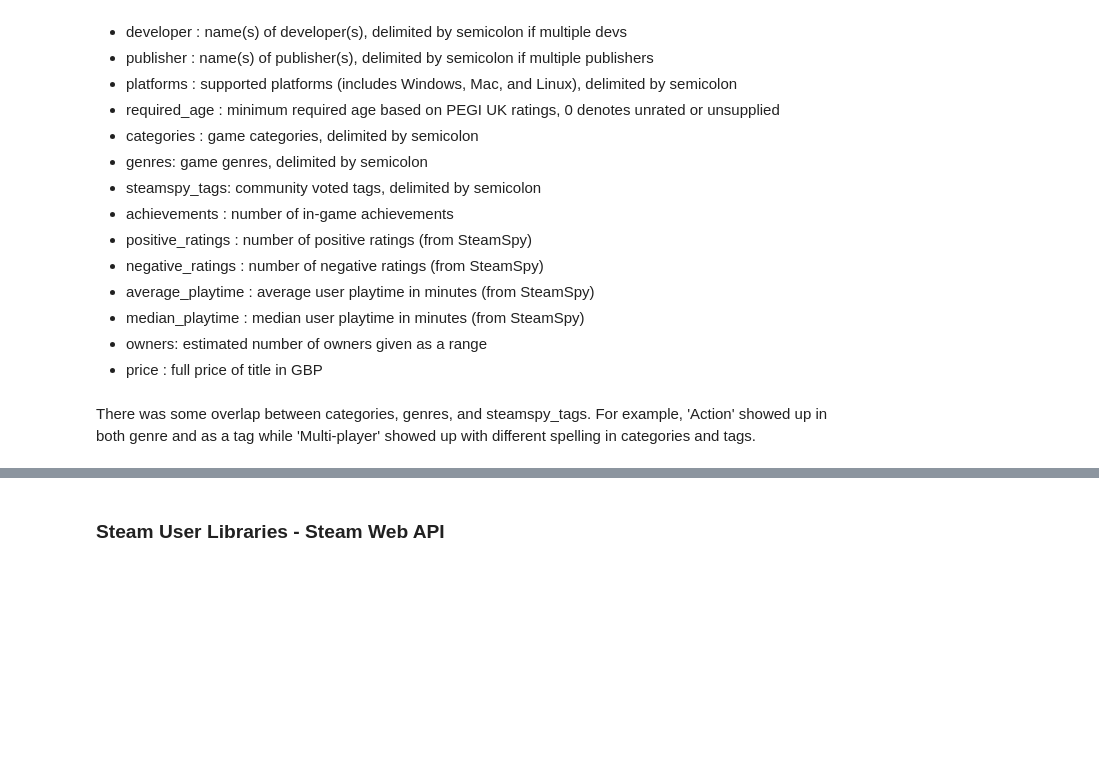
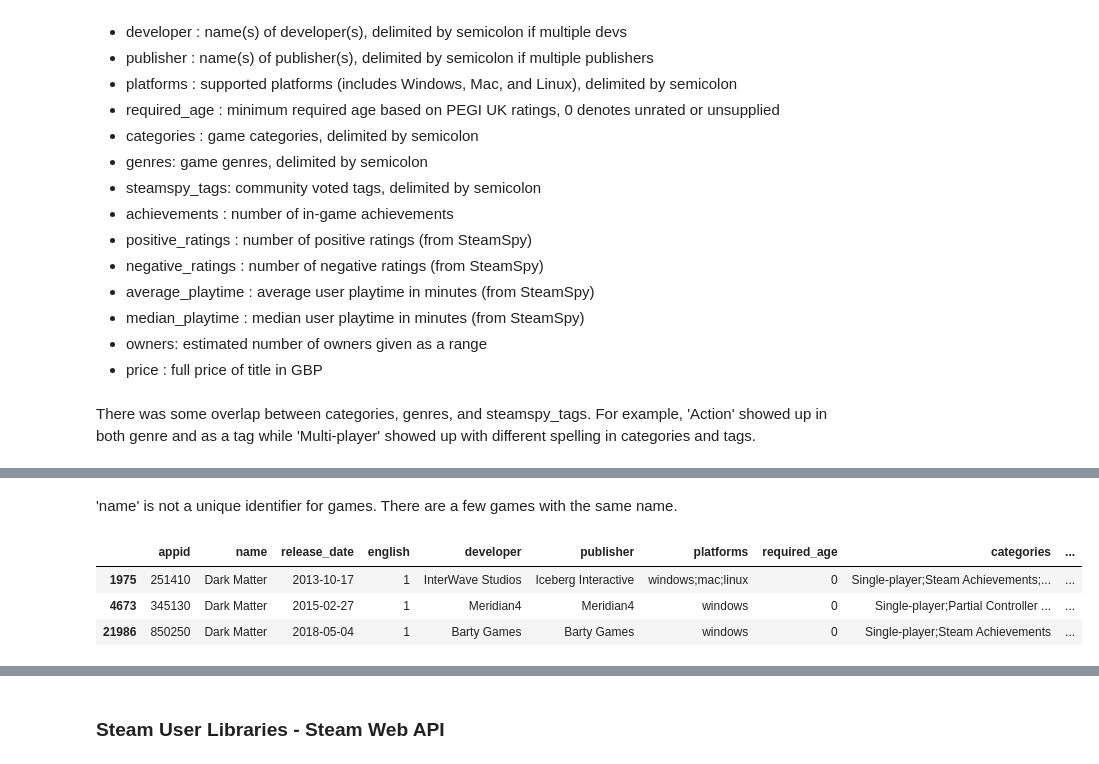
Before and after one commit to yuhkulele/Steam-Recommendations, a Jupyter notebook: notebook.ipynb, the cells around one changed output, grey strips where cells are left out. Cells and saved outputs as stored; diff of their text form; code cells hidden in the pictures; blank space fills up the shorter version.

```diff
--- a/notebook.ipynb
+++ b/notebook.ipynb
@@ -72,0 +153,9 @@ There was some overlap between categories, genres, and steamspy_tags. For exampl
+# %% [markdown]
+'name' is not a unique identifier for games. There are a few games with the same name.
+# %%
+steam_df[steam_df['name'] == 'Dark Matter']
+# %% [output]
+|  | appid | name | release_date | english | developer | publisher | platforms | required_age | categories | ... |
+| 1975 | 251410 | Dark Matter | 2013-10-17 | 1 | InterWave Studios | Iceberg Interactive | windows;mac;linux | 0 | Single-player;Steam Achievements;... | ... |
+| 4673 | 345130 | Dark Matter | 2015-02-27 | 1 | Meridian4 | Meridian4 | windows | 0 | Single-player;Partial Controller ... | ... |
+| 21986 | 850250 | Dark Matter | 2018-05-04 | 1 | Barty Games | Barty Games | windows | 0 | Single-player;Steam Achievements | ... |
```
Also changed, not shown: parts of 53 cells of this notebook, 1 other file.
